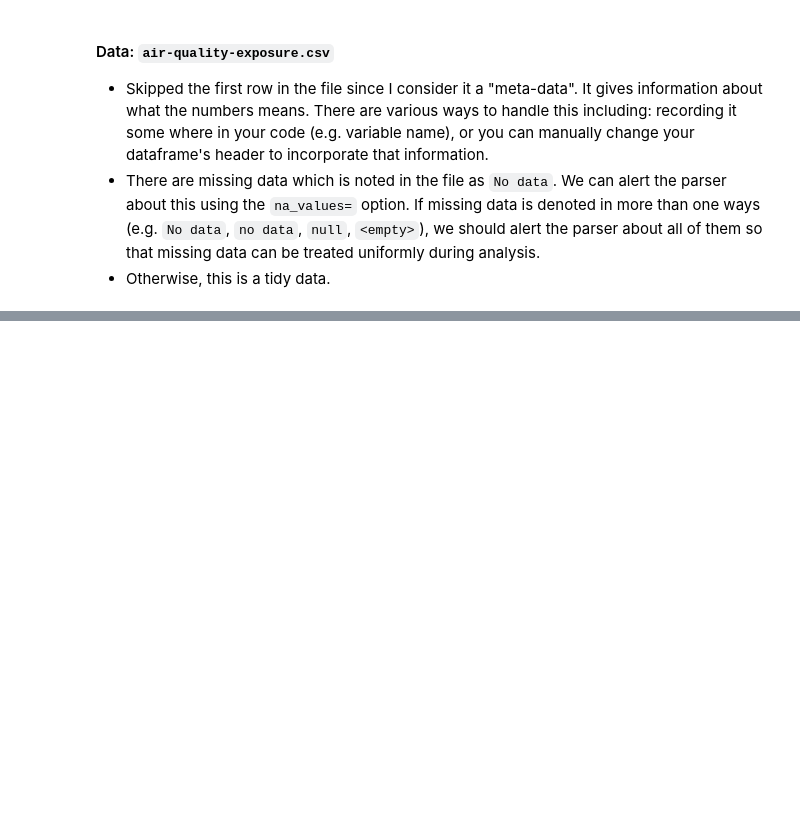
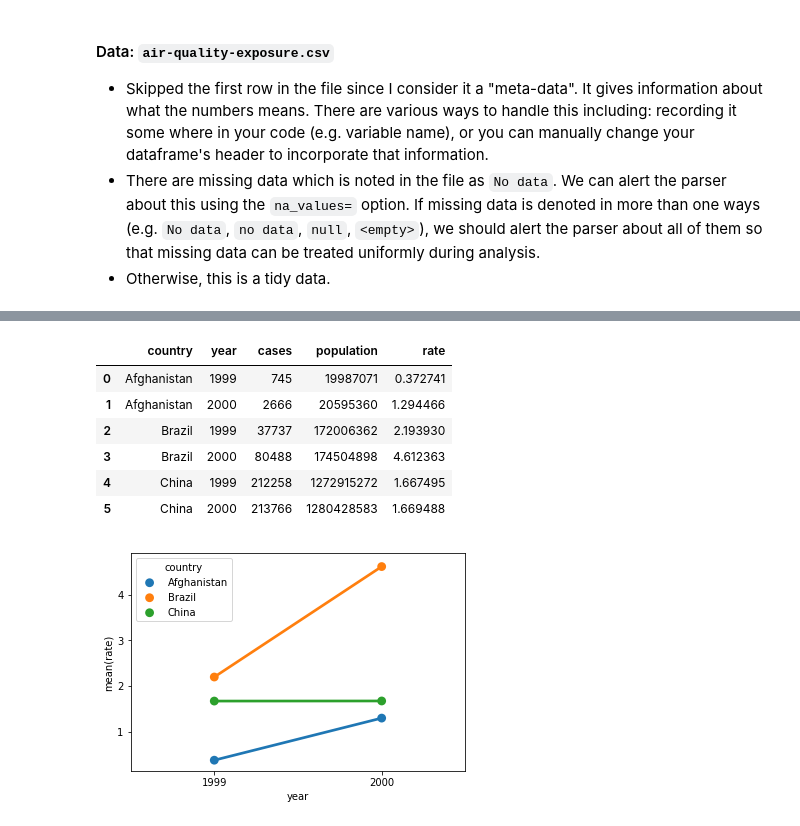
Before and after one commit to edmundlth/advanced_business_analytics_materials, a Jupyter notebook: lunchtime_session_29062017.ipynb, the cells around one changed output, grey strips where cells are left out. Cells and saved outputs as stored; diff of their text form; code cells hidden in the pictures; blank space fills up the shorter version.

```diff
--- a/lunchtime_session_29062017.ipynb
+++ b/lunchtime_session_29062017.ipynb
@@ -148,0 +124,18 @@ aap_pm_df = pd.read_excel("./mbs-datasets/AAP_PM_database_May2014.xls", skip_foo
+# %%
+table1 = pd.read_csv('./mbs-datasets/tidy/table1.csv')
+table1['rate'] = (table1['cases'] /
+                  table1['population'] * 10**4)
+
+table1.groupby('year').sum()['cases']
+sns.pointplot(x='year', y='rate', hue='country',
+              data=table1)
+table1
+# %% [output]
+|  | country | year | cases | population | rate |
+| 0 | Afghanistan | 1999 | 745 | 19987071 | 0.372741 |
+| 1 | Afghanistan | 2000 | 2666 | 20595360 | 1.294466 |
+| 2 | Brazil | 1999 | 37737 | 172006362 | 2.193930 |
+| 3 | Brazil | 2000 | 80488 | 174504898 | 4.612363 |
+| 4 | China | 1999 | 212258 | 1272915272 | 1.667495 |
+| 5 | China | 2000 | 213766 | 1280428583 | 1.669488 |
+[figure, added]
```
Also changed, not shown: parts of 11 cells of this notebook.
